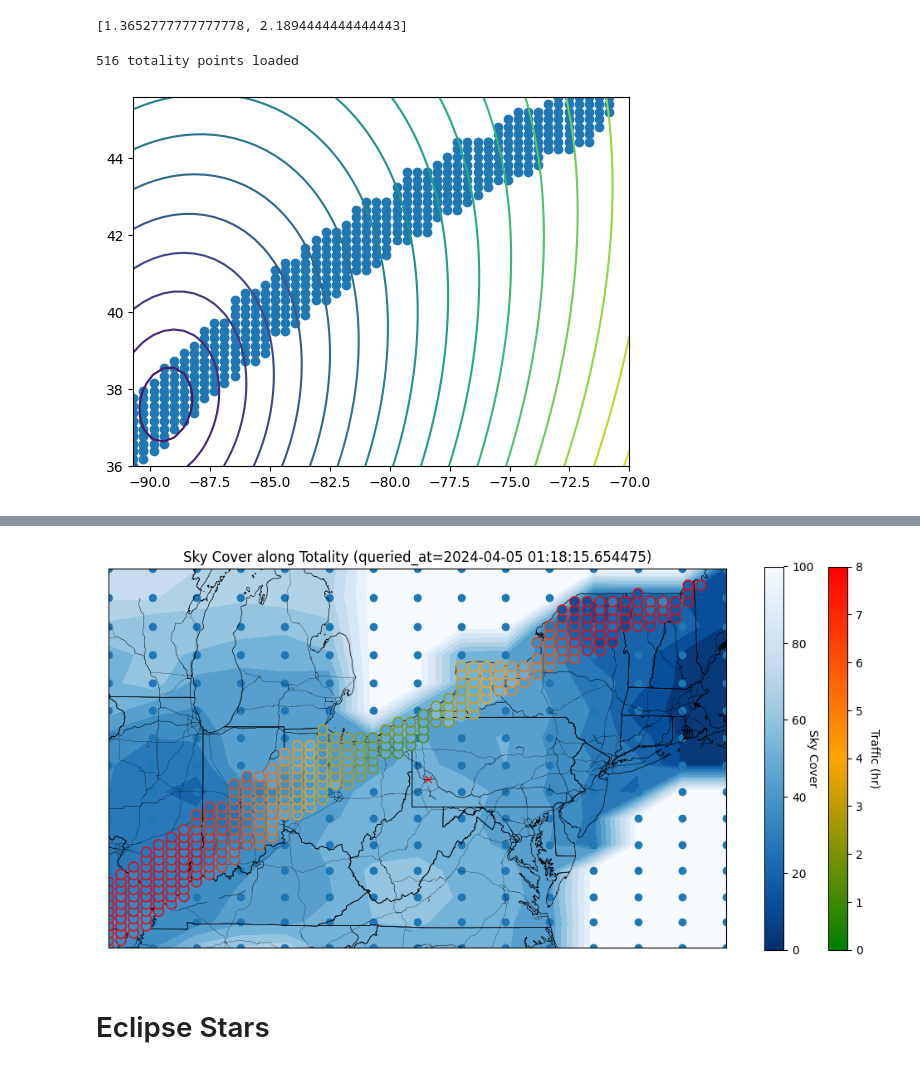
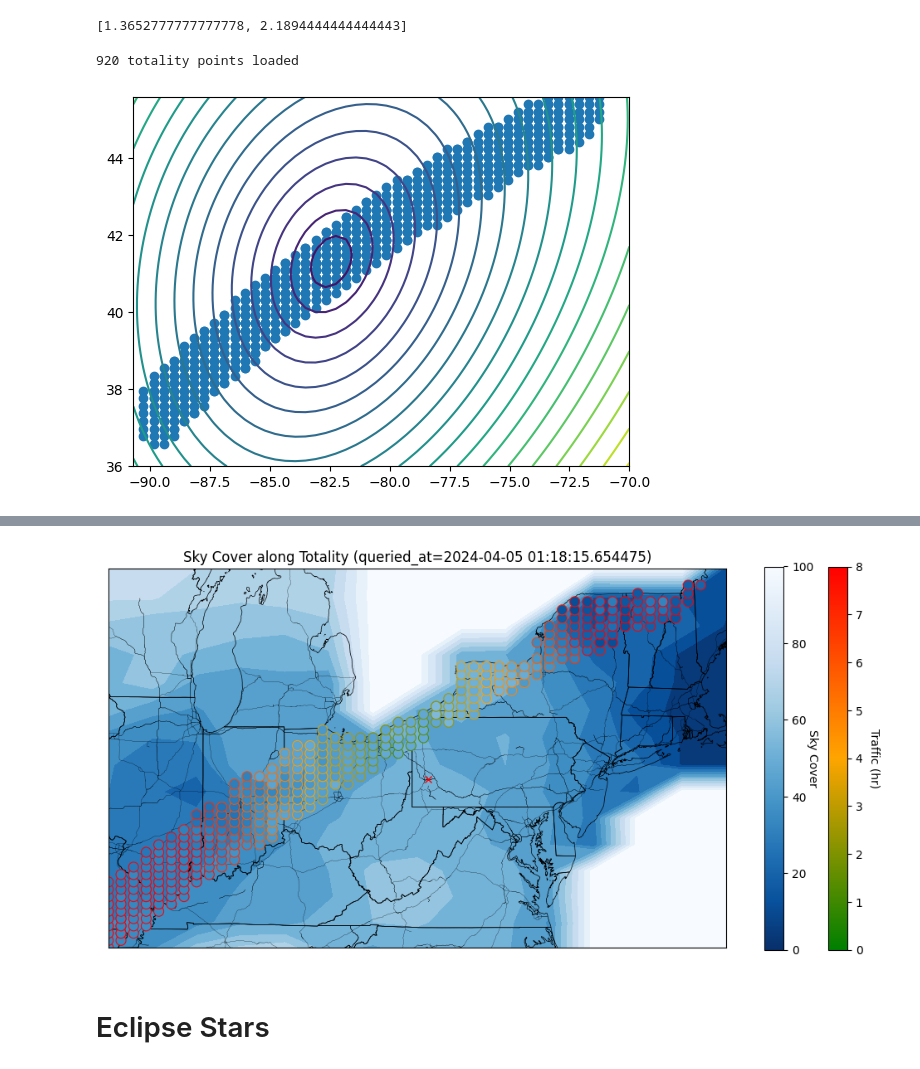
Before and after one commit to mattlangford/astropy-playground, a Jupyter notebook: astro.ipynb, the cells around one changed output, grey strips where cells are left out. Saved outputs shown, nothing was run; the diff lists cells and outputs as text; code cells hidden in the pictures.

Commit message:
now the points should line up better

```diff
--- a/astro.ipynb
+++ b/astro.ipynb
@@ -202,42 +202,42 @@ get_travel_times(lat0, lon0, [[lat1, lon1], [lat2, lon2]], datetime.now())
 
 from datetime import datetime, timezone
 
-center_time = astropy.time.Time("2024-04-08 19:01:00")
+center_time = astropy.time.Time("2024-04-08 19:14:30")
 
 lat_min, lon_min = 36.0, -90.7
 lat_max, lon_max = 45.6, -70.0
 lat_center = lat_min + (lat_max - lat_min) / 2.0
 lon_center = lon_min + (lon_max - lon_min) / 2.0
 
 points = 50
 lats = np.linspace(lat_min, lat_max, points)
 lons = np.linspace(lon_min, lon_max, points)
 lat, lon = np.meshgrid(lats, lons)
 
-dt = 28 * u.min
+dt = 15 * u.min
 count = 20
 centers = []
 center_ts = []
 ts = np.linspace(center_time - dt, center_time + dt, count)
 for t in ts:
     locations = astropy.coordinates.EarthLocation(lat=lat * u.deg, lon=lon * u.deg, height=0 * u.m)
     overlap = overlap_percent(locations, t)
     indicies = overlap > 0.999
     for x, y in zip(lat[indicies], lon[indicies]):
         centers.append([x, y])
         center_ts.append(t)
 
 centers = np.array(centers)
 print(f"{len(centers)} totality points loaded")
 plt.scatter(centers[:, 1], centers[:, 0])
 
 locations = astropy.coordinates.EarthLocation(lat=lat * u.deg, lon=lon * u.deg, height=0 * u.m)
 overlap = distance_contact(locations, center_time)
 plt.contour(lon, lat, overlap, 20)
 plt.show()
 # %% [output]
-516 totality points loaded
+920 totality points loaded
-[figure, old version]
+[figure, new version]
 # %%
 # Query weather across the map
 import time
@@ -339,7 +339,7 @@ mask = np.logical_and(center_covers < 100, center_traffic > 0)
 green_red = matplotlib.colors.LinearSegmentedColormap.from_list('gr',["g", "orange", "r"], N=256)
 max_hours = 8.0
 edge_colors = green_red(center_traffic[mask] / max_hours)
-plt.scatter(y[mask], x[mask], c=center_covers[mask], s=75, cmap='Blues_r', vmin=0, vmax=100, edgecolors=edge_colors, linewidth=1.0, zorder=2)
+plt.scatter(y[mask], x[mask], c=center_covers[mask], s=75, cmap='Blues_r', vmin=0, vmax=100, edgecolors=edge_colors, linewidth=0.75, zorder=2)
 
 cbar = plt.colorbar(matplotlib.cm.ScalarMappable(norm=matplotlib.colors.Normalize(vmin=0, vmax=max_hours), cmap=green_red), shrink=0.4, anchor=(-0.8, 0.5))
 cbar.set_label('Traffic (hr)', rotation=270, labelpad=15)
@@ -353,7 +353,7 @@ plt.title(f"Sky Cover along Totality (queried_at={weather_time})")
 
 plt.show()
 # %% [output]
-[figure, old version]
+[figure, new version]
 # %% [markdown]
 # Eclipse Stars
 # %%
```
Also changed, not shown: 2 other files.
